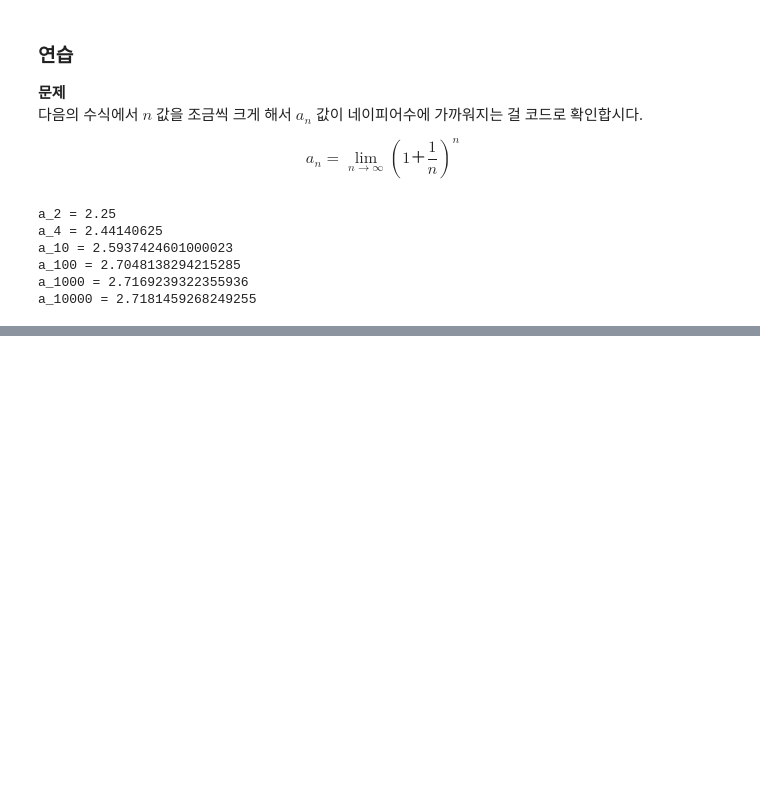
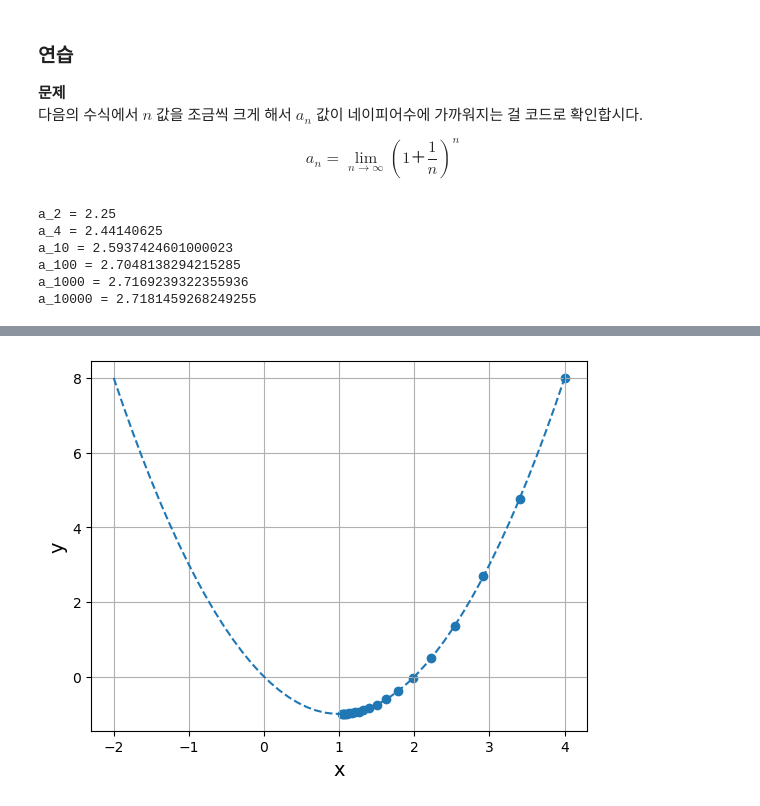
Before and after one commit to gsmin02/AI-Python-STUDY, a Jupyter notebook: Chapter/Chapter 5.ipynb, the cells around one changed output, grey strips where cells are left out. Saved outputs shown, nothing was run; the diff lists cells and outputs as text; code cells hidden in the pictures; blank space fills up the shorter version.

```diff
--- a/Chapter/Chapter 5.ipynb
+++ b/Chapter/Chapter 5.ipynb
@@ -742,0 +777,37 @@ a_10000 = 2.7181459268249255
+# %%
+#리스트5.11
+
+%matplotlib inline
+
+import numpy as np
+import matplotlib.pyplot as plt
+
+def my_func(x): # 최솟값을 구하는 함수
+    return x**2 - 2*x
+
+def grad_func(x): # 도함수
+    return 2*x - 2
+
+eta = 0.1 # 학습계수
+x = 4.0 # x에 초깃값을 설정
+record_x = [] # x의 기록
+record_y = [] # y의 기록
+for i in range(20): # 20회 x를 갱신한다
+    y = my_func(x)
+    record_x.append(x)
+    record_y.append(y)
+    x -= eta * grad_func(x)
+
+x_f = np.linspace(-2, 4) # 표시 범위
+y_f = my_func(x_f)
+
+plt.plot(x_f, y_f, linestyle="dashed") # 함수를 점선으로 표시
+plt.scatter(record_x, record_y) # x와 y의 기록을 표시
+
+plt.xlabel("x", size=14)
+plt.ylabel("y", size=14)
+plt.grid()
+
+plt.show()
+# %% [output]
+[figure, added]
```
Also changed, not shown: parts of 9 cells of this notebook.
